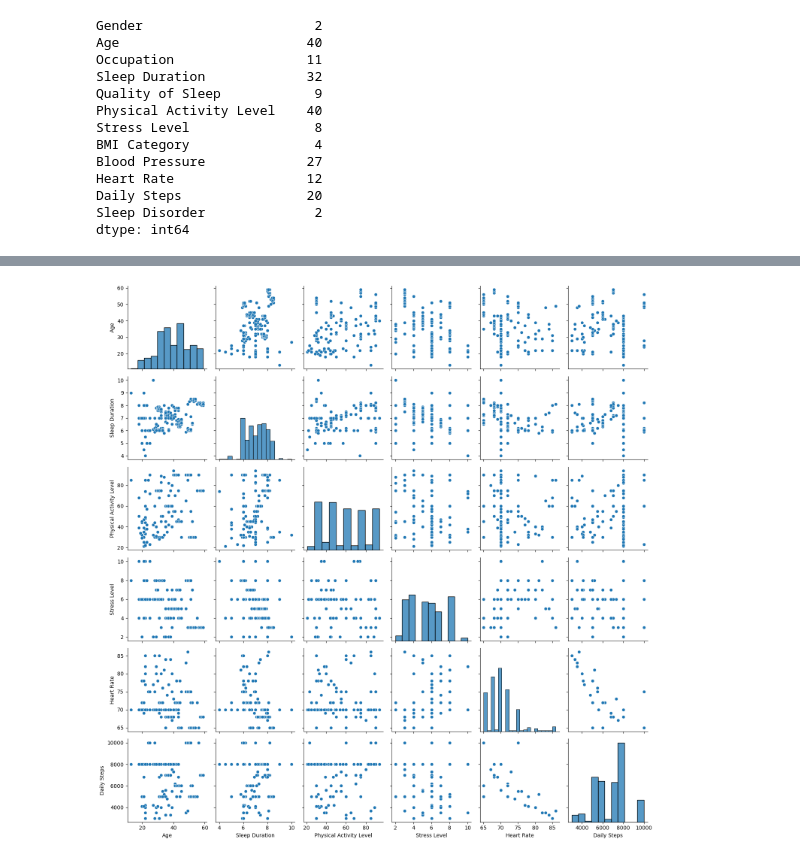
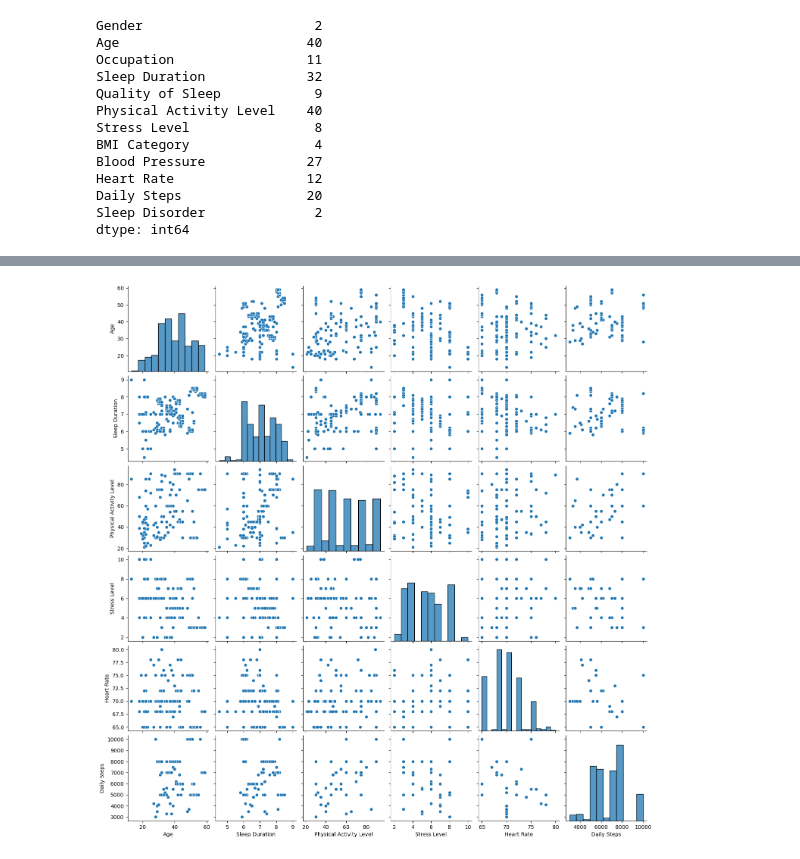
Before and after one commit to VictorAbhi/sleep_disorder_risk_analysis, a Jupyter notebook: sleep_disorder_risk.ipynb, the cells around one changed output, grey strips where cells are left out. Cells and saved outputs as stored; diff of their text form; code cells hidden in the pictures.

Commit message:
data preprocessing almost completed

```diff
--- a/sleep_disorder_risk.ipynb
+++ b/sleep_disorder_risk.ipynb
@@ -105,0 +274,3 @@ dtype: int64
+# %%
+
+df['Heart Rate'].fillna(80.0, inplace=True)
@@ -105,0 +284,4 @@ dtype: int64
+# %%
+df.drop(columns=['Unnamed: 0'], inplace=True)
+# %%
+df['Occcupation']=df['Occcupation'].astype('object')
@@ -105,0 +290,5 @@ dtype: int64
+# %%
+data = df.select_dtypes(include='number')
+correlation_matrix = data.corr()
+sns.heatmap(correlation_matrix, annot=True, cmap="coolwarm", fmt=".2f")
+plt.show()
@@ -106,8 +297,6 @@ dtype: int64
 # %%
-# pairplot for relationship
-plt.Figure(figsize=(12, 8))
-sns.pairplot(merged_df)
-plt.tight_layout()
+
+sns.pairplot(data)
 plt.show()
 # %% [output]
-[figure, old version]
+[figure, new version]
```
Also changed, not shown: parts of 32 cells of this notebook.
